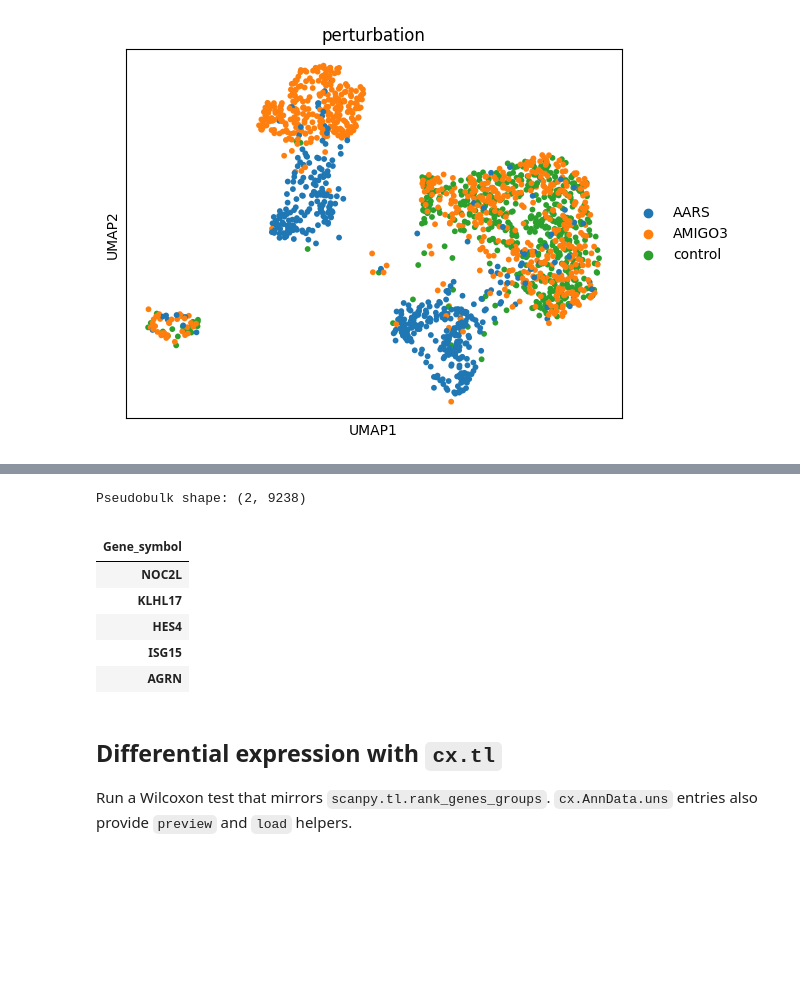
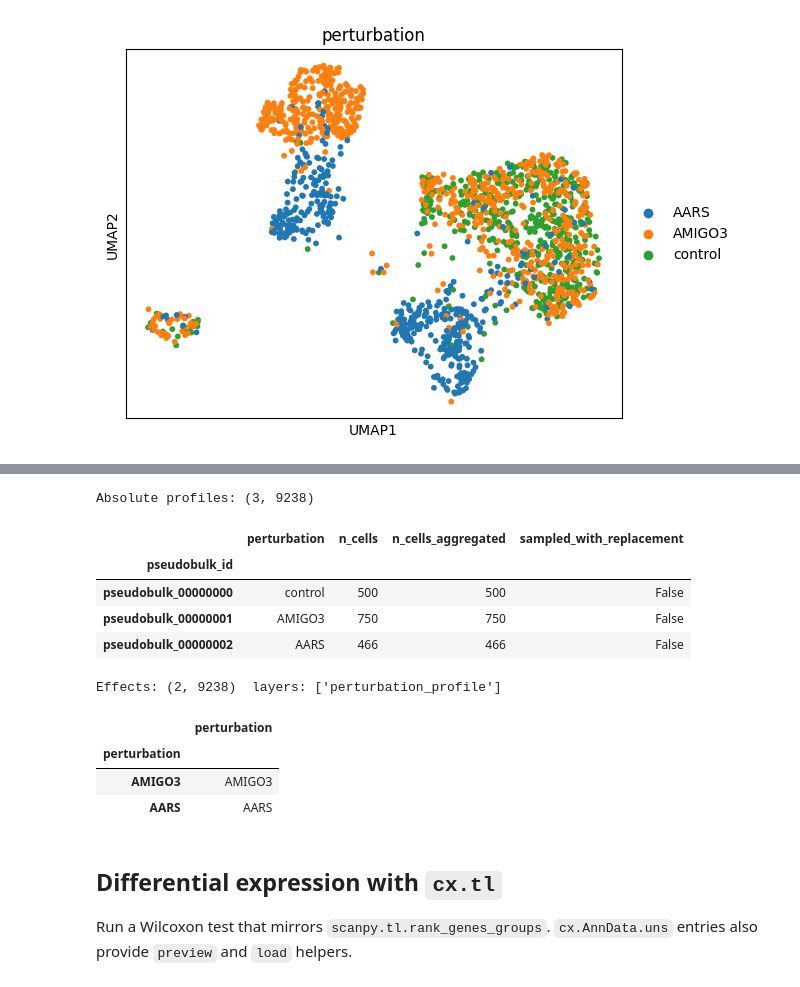
Before and after one commit to JinHongDu-Lab/crispyx, a Jupyter notebook: docs/notebooks/crispyx_tutorial.ipynb, the cells around one changed output, grey strips where cells are left out. Drawn from its saved outputs; the diff is of its cells as text; code cells hidden in the pictures; blank space fills up the shorter version.

```diff
--- a/docs/notebooks/crispyx_tutorial.ipynb
+++ b/docs/notebooks/crispyx_tutorial.ipynb
@@ -286,21 +298,37 @@ Aggregate cells per perturbation on disk. The returned object can be inspected l
 # %%
-adata_pb_ro = cx.pb.average_log_expression(
+profiles = cx.pb.aggregate(
     adata_ro,
-    perturbation_column='perturbation',
+    groupby='perturbation',
     output_dir=OUTPUT_DIR,
     data_name='tutorial',
 )
-print(f"Pseudobulk shape: {adata_pb_ro.shape}")
-adata_pb_ro.var.head(5)
+print(f"Absolute profiles: {profiles.shape}")
+profiles.obs.head()
 # %% [output]
-Pseudobulk shape: (2, 9238)
+Absolute profiles: (3, 9238)
-|  |
-| Gene_symbol |
-| NOC2L |
-| KLHL17 |
-| HES4 |
-| ISG15 |
-| AGRN |
+|  | perturbation | n_cells | n_cells_aggregated | sampled_with_replacement |
+| pseudobulk_id |  |  |  |  |
+| pseudobulk_00000000 | control | 500 | 500 | False |
+| pseudobulk_00000001 | AMIGO3 | 750 | 750 | False |
+| pseudobulk_00000002 | AARS | 466 | 466 | False |
+# %%
+# Contrast against the control, normalised internally.
+# On multi-batch data add batch_column='batch' for the batch-corrected effect.
+effects = cx.pb.expression_effects(
+    adata_ro,
+    groupby='perturbation',
+    method='mean_log1p',
+    output_dir=OUTPUT_DIR,
+    data_name='tutorial',
+)
+print(f"Effects: {effects.shape}  layers: {list(effects.backed.layers)}")
+effects.obs.head()
+# %% [output]
+Effects: (2, 9238)  layers: ['perturbation_profile']
+|  | perturbation |
+| perturbation |  |
+| AMIGO3 | AMIGO3 |
+| AARS | AARS |
 # %% [markdown]
 ## Differential expression with ``cx.tl``
 
```
Also changed, not shown: parts of 1 cell of this notebook, 5 other files.
